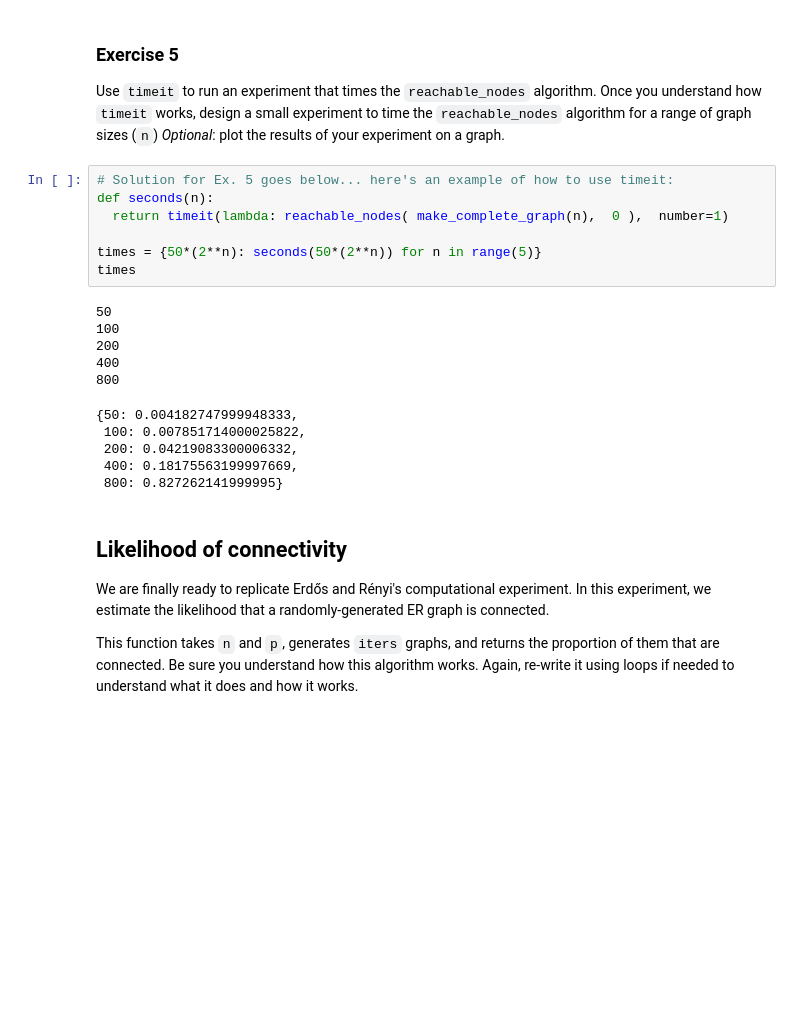
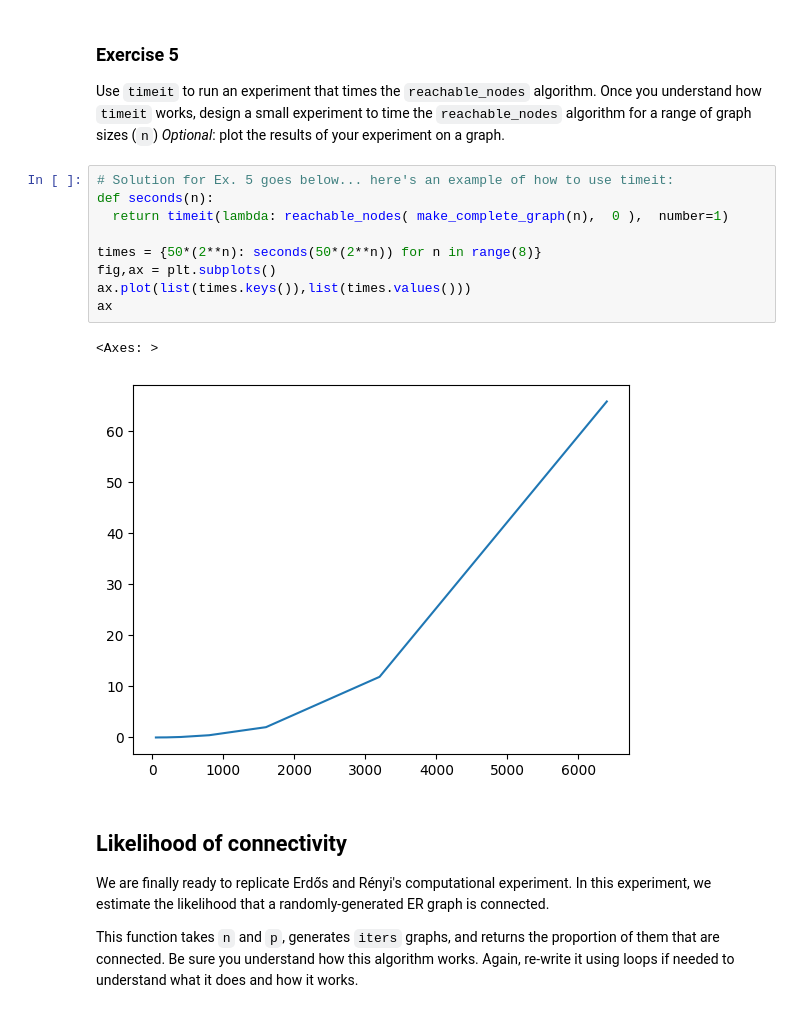
Before and after one commit to pmilks/cap-comp215, a Jupyter notebook: labs/lab04.ipynb, the cells around one changed output. Drawn from its saved outputs; the diff is of its cells as text; blank space fills up the shorter version.

```diff
--- a/labs/lab04.ipynb
+++ b/labs/lab04.ipynb
@@ -367,21 +367,15 @@ Once you understand how `timeit` works, design a small experiment to time the `r
 # %%
 # Solution for Ex. 5 goes below... here's an example of how to use timeit:
 def seconds(n):
   return timeit(lambda: reachable_nodes( make_complete_graph(n),  0 ),  number=1)
 
-times = {50*(2**n): seconds(50*(2**n)) for n in range(5)}
-times
+times = {50*(2**n): seconds(50*(2**n)) for n in range(8)}
+fig,ax = plt.subplots()
+ax.plot(list(times.keys()),list(times.values()))
+ax
 # %% [output]
-50
-100
-200
-400
-800
+<Axes: >
-{50: 0.004182747999948333,
- 100: 0.007851714000025822,
- 200: 0.04219083300006332,
- 400: 0.18175563199997669,
- 800: 0.827262141999995}
+[figure, added]
 # %% [markdown]
 ## Likelihood of connectivity
 
```
Also changed, not shown: parts of 6 cells of this notebook.
